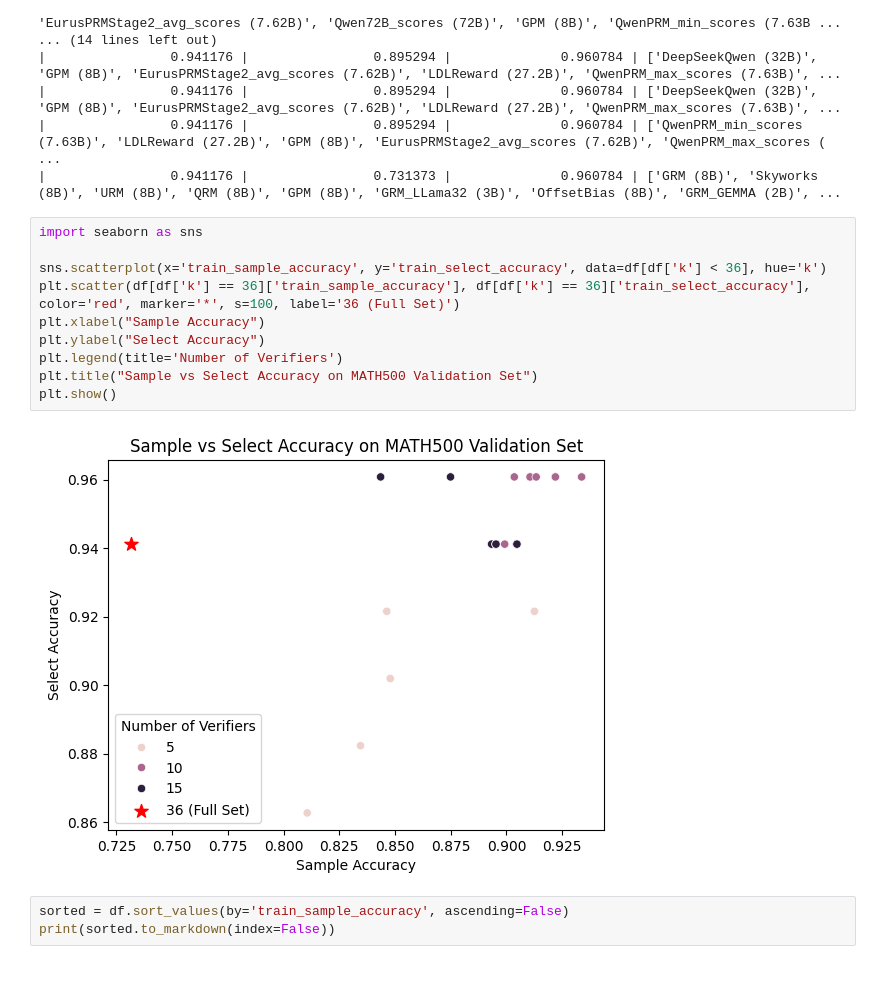
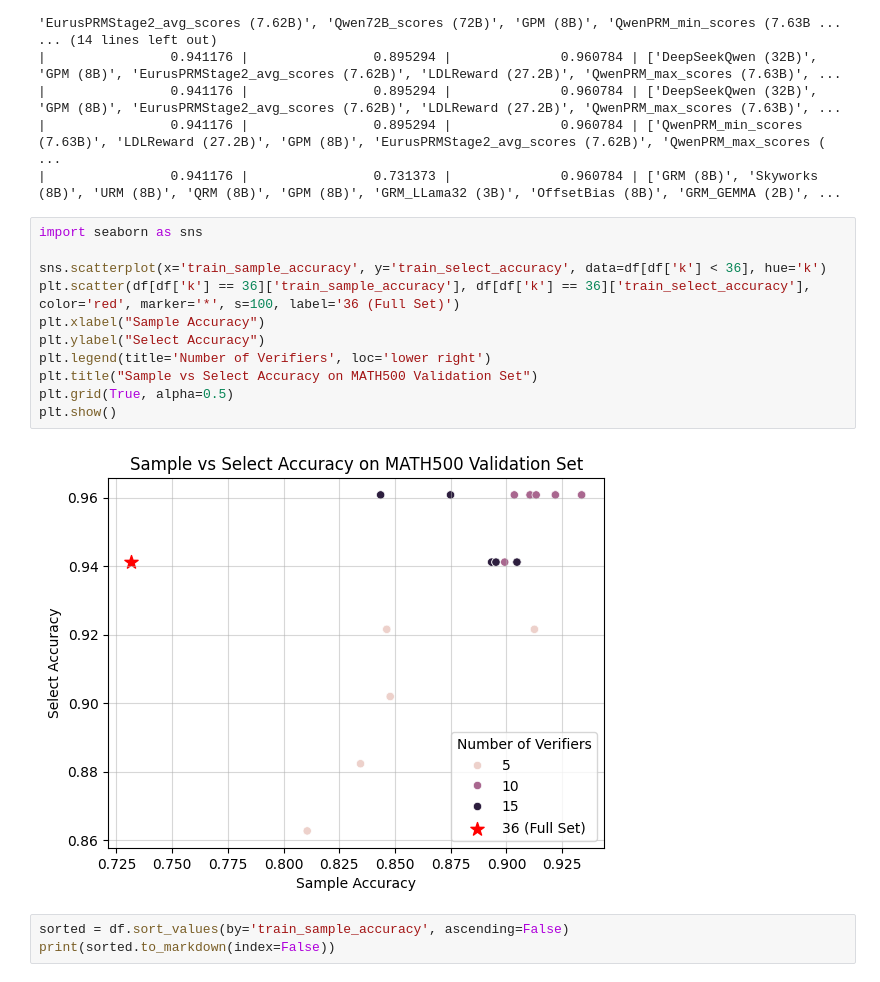
Before and after one commit to poonamsahoo/scaling-verification, a Jupyter notebook: verifier_selection/hparam_search.ipynb, the cells around one changed output. Drawn from its saved outputs; the diff is of its cells as text.

```diff
--- a/verifier_selection/hparam_search.ipynb
+++ b/verifier_selection/hparam_search.ipynb
@@ -84,15 +100,16 @@ print(md)
 # %%
 import seaborn as sns
 
 sns.scatterplot(x='train_sample_accuracy', y='train_select_accuracy', data=df[df['k'] < 36], hue='k')
 plt.scatter(df[df['k'] == 36]['train_sample_accuracy'], df[df['k'] == 36]['train_select_accuracy'], color='red', marker='*', s=100, label='36 (Full Set)')
 plt.xlabel("Sample Accuracy")
 plt.ylabel("Select Accuracy")
-plt.legend(title='Number of Verifiers')
+plt.legend(title='Number of Verifiers', loc='lower right')
 plt.title("Sample vs Select Accuracy on MATH500 Validation Set")
+plt.grid(True, alpha=0.5)
 plt.show()
 # %% [output]
-[figure, old version]
+[figure, new version]
 # %%
 sorted = df.sort_values(by='train_sample_accuracy', ascending=False)
 print(sorted.to_markdown(index=False))
```
Also changed, not shown: parts of 2 cells of this notebook, 32 other files.
